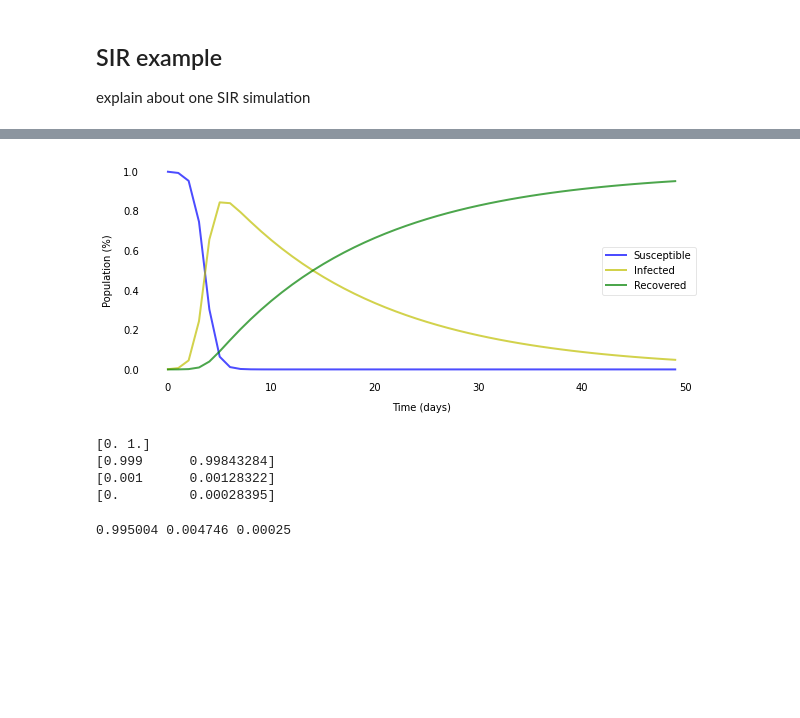
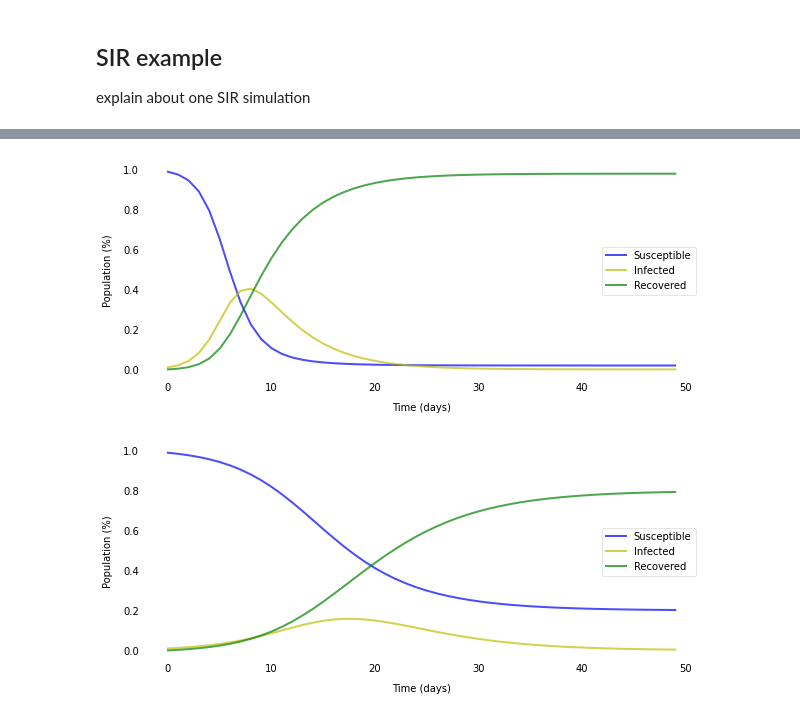
Before and after one commit to danielbdias/mdp-sir-modelling, a Jupyter notebook: sir_example.ipynb, the cells around one changed output, grey strips where cells are left out. Drawn from its saved outputs; the diff is of its cells as text; code cells hidden in the pictures; blank space fills up the shorter version.

```diff
--- a/sir_example.ipynb
+++ b/sir_example.ipynb
@@ -22,10 +24,8 @@ S0 = 0.99 # 999 people suscetible to the disease
 I0 = 0.01 # 1 infected person
 R0 = 0.0   # 0 recovered people
 
-t, S, I, R = simulate_sir_epidemics(
-    infected_people_per_day = 0.5,
-    infection_duration = 4,
-    days_of_simulation = 30,
-    initial_state = (S0, I0, R0))
+initial_state = (S0, I0, R0)
 
-plot_sir(t, S, I, R)
+def simulate_and_plot_sir_epidemics(infected_people_per_day, infection_duration, days_of_simulation, initial_state):
+    t, S, I, R = simulate_sir_epidemics(infected_people_per_day, infection_duration, days_of_simulation, initial_state)
+    plot_sir(t, S, I, R)
@@ -34,39 +32,20 @@ plot_sir(t, S, I, R)
-# %%
-# Covid-19
-
-S0 = 0.999 # 999 people suscetible to the disease
-I0 = 0.001 # 1 infected person
-R0 = 0.0   # 0 recovered people
-
-t, S, I, R = simulate_sir_epidemics(
-    infected_people_per_day = 2,
-    infection_duration = 15,
-    days_of_simulation = 50,
-    initial_state = (S0, I0, R0))
-
-plot_sir(t, S, I, R)
-# %% [output]
-[figure, removed]
-# %%
-t, S, I, R = simulate_sir_epidemics(
-    infected_people_per_day = 0.5,
-    infection_duration = 4,
-    days_of_simulation = 2,
-    initial_state = (S0, I0, R0))
-
-print(t)
-print(S)
-print(I)
-print(R)
-# %% [output]
-[0. 1.]
-[0.999      0.99843284]
-[0.001      0.00128322]
-[0.         0.00028395]
-# %%
-St, It, Rt = S0, I0, R0
-dSdt, dIdt, dRdt = compartments_derivative((S0, I0, R0), 4, 0.25)
-
-print( St + dSdt, It + dIdt, Rt + dRdt )
-# %% [output]
-0.995004 0.004746 0.00025
+# %%
+# Flu
+simulate_and_plot_sir_epidemics(
+    infected_people_per_day = 1,
+    infection_duration = 4,
+    days_of_simulation = 50,
+    initial_state = initial_state
+)
+# %% [output]
+[figure, added]
+# %%
+# Flu (with controlled contacts)
+simulate_and_plot_sir_epidemics(
+    infected_people_per_day = 0.5,
+    infection_duration = 4,
+    days_of_simulation = 50,
+    initial_state = initial_state
+)
+# %% [output]
+[figure, added]
```
Also changed, not shown: parts of 7 cells of this notebook, 3 other files.
